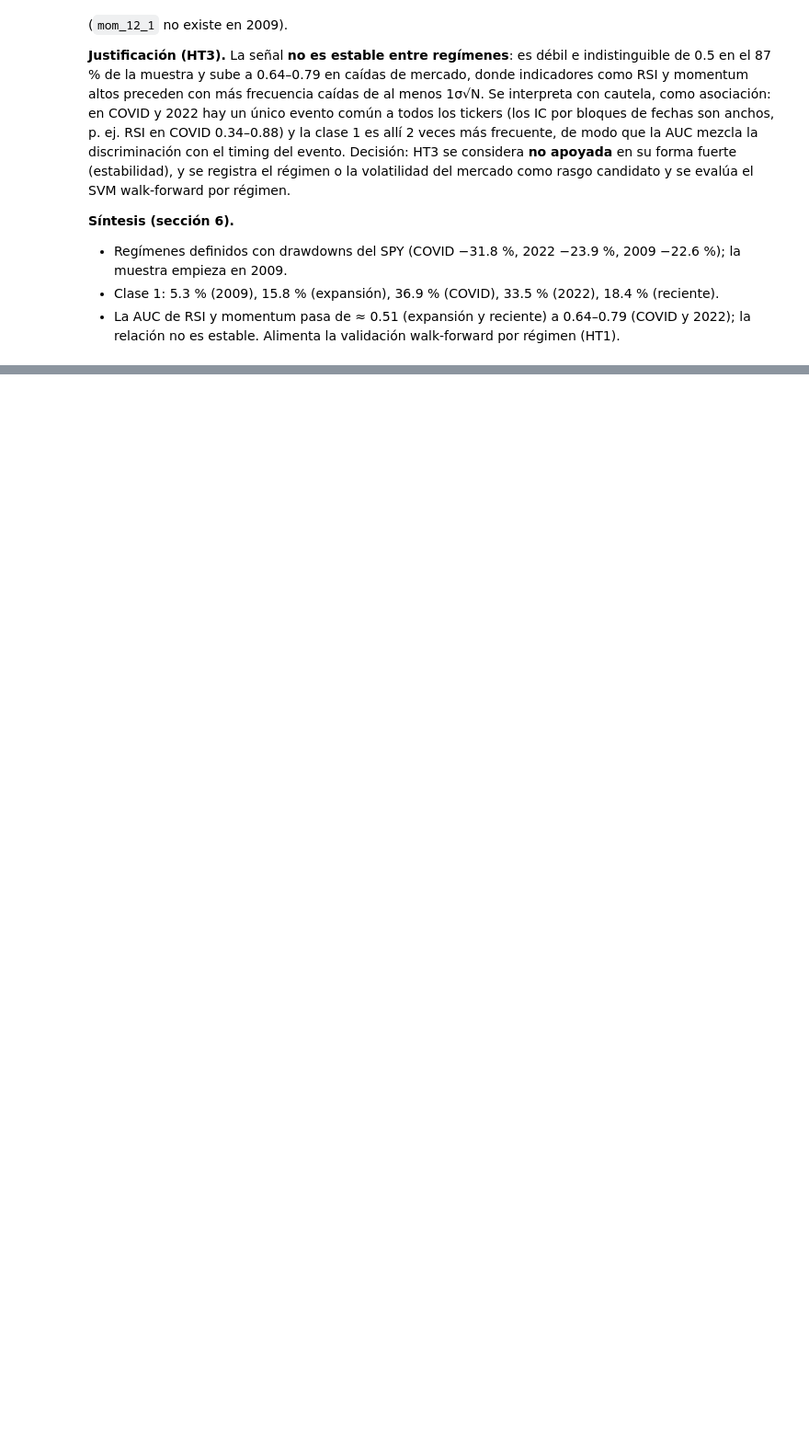
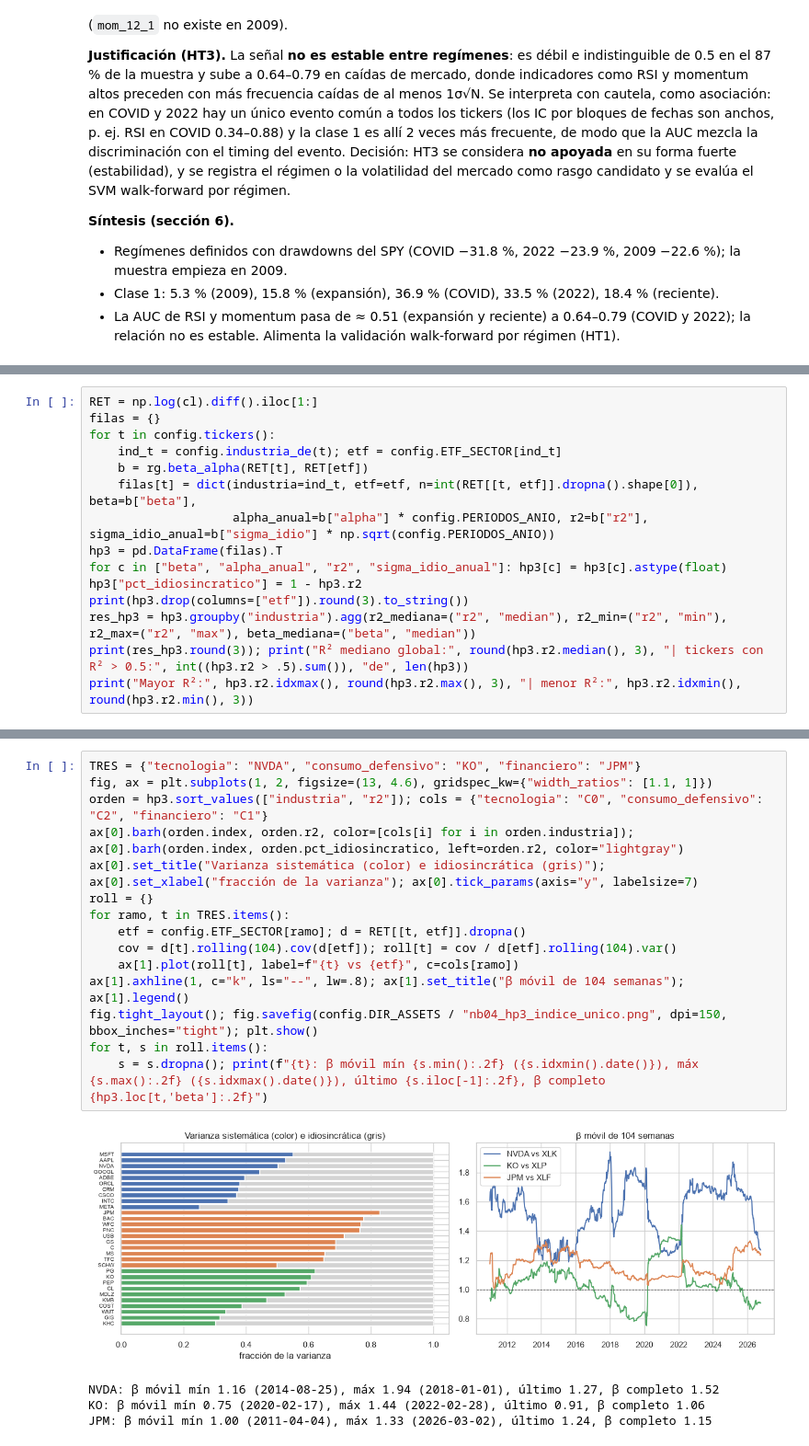
Before and after one commit to louis97/asistente-financiero, a Jupyter notebook: notebooks/04_eda_relaciones.ipynb, the cells around one changed output, grey strips where cells are left out. Shown at 92% size. Cells and saved outputs as stored; diff of their text form; blank space fills up the shorter version.

```diff
--- a/notebooks/04_eda_relaciones.ipynb
+++ b/notebooks/04_eda_relaciones.ipynb
@@ -393,0 +395,15 @@ fig.savefig(config.DIR_ASSETS / "nb04_auc_por_regimen.png", dpi=150, bbox_inches
+# %%
+RET = np.log(cl).diff().iloc[1:]
+filas = {}
+for t in config.tickers():
+    ind_t = config.industria_de(t); etf = config.ETF_SECTOR[ind_t]
+    b = rg.beta_alpha(RET[t], RET[etf])
+    filas[t] = dict(industria=ind_t, etf=etf, n=int(RET[[t, etf]].dropna().shape[0]), beta=b["beta"],
+                    alpha_anual=b["alpha"] * config.PERIODOS_ANIO, r2=b["r2"], sigma_idio_anual=b["sigma_idio"] * np.sqrt(config.PERIODOS_ANIO))
+hp3 = pd.DataFrame(filas).T
+for c in ["beta", "alpha_anual", "r2", "sigma_idio_anual"]: hp3[c] = hp3[c].astype(float)
+hp3["pct_idiosincratico"] = 1 - hp3.r2
+print(hp3.drop(columns=["etf"]).round(3).to_string())
+res_hp3 = hp3.groupby("industria").agg(r2_mediana=("r2", "median"), r2_min=("r2", "min"), r2_max=("r2", "max"), beta_mediana=("beta", "median"))
+print(res_hp3.round(3)); print("R² mediano global:", round(hp3.r2.median(), 3), "| tickers con R² > 0.5:", int((hp3.r2 > .5).sum()), "de", len(hp3))
+print("Mayor R²:", hp3.r2.idxmax(), round(hp3.r2.max(), 3), "| menor R²:", hp3.r2.idxmin(), round(hp3.r2.min(), 3))
@@ -393,0 +428,20 @@ fig.savefig(config.DIR_ASSETS / "nb04_auc_por_regimen.png", dpi=150, bbox_inches
+# %%
+TRES = {"tecnologia": "NVDA", "consumo_defensivo": "KO", "financiero": "JPM"}
+fig, ax = plt.subplots(1, 2, figsize=(13, 4.6), gridspec_kw={"width_ratios": [1.1, 1]})
+orden = hp3.sort_values(["industria", "r2"]); cols = {"tecnologia": "C0", "consumo_defensivo": "C2", "financiero": "C1"}
+ax[0].barh(orden.index, orden.r2, color=[cols[i] for i in orden.industria]); ax[0].barh(orden.index, orden.pct_idiosincratico, left=orden.r2, color="lightgray")
+ax[0].set_title("Varianza sistemática (color) e idiosincrática (gris)"); ax[0].set_xlabel("fracción de la varianza"); ax[0].tick_params(axis="y", labelsize=7)
+roll = {}
+for ramo, t in TRES.items():
+    etf = config.ETF_SECTOR[ramo]; d = RET[[t, etf]].dropna()
+    cov = d[t].rolling(104).cov(d[etf]); roll[t] = cov / d[etf].rolling(104).var()
+    ax[1].plot(roll[t], label=f"{t} vs {etf}", c=cols[ramo])
+ax[1].axhline(1, c="k", ls="--", lw=.8); ax[1].set_title("β móvil de 104 semanas"); ax[1].legend()
+fig.tight_layout(); fig.savefig(config.DIR_ASSETS / "nb04_hp3_indice_unico.png", dpi=150, bbox_inches="tight"); plt.show()
+for t, s in roll.items():
+    s = s.dropna(); print(f"{t}: β móvil mín {s.min():.2f} ({s.idxmin().date()}), máx {s.max():.2f} ({s.idxmax().date()}), último {s.iloc[-1]:.2f}, β completo {hp3.loc[t,'beta']:.2f}")
+# %% [output]
+[figure, added]
+NVDA: β móvil mín 1.16 (2014-08-25), máx 1.94 (2018-01-01), último 1.27, β completo 1.52
+KO: β móvil mín 0.75 (2020-02-17), máx 1.44 (2022-02-28), último 0.91, β completo 1.06
+JPM: β móvil mín 1.00 (2011-04-04), máx 1.33 (2026-03-02), último 1.24, β completo 1.15
```
Also changed, not shown: parts of 28 cells of this notebook, 6 other files.
